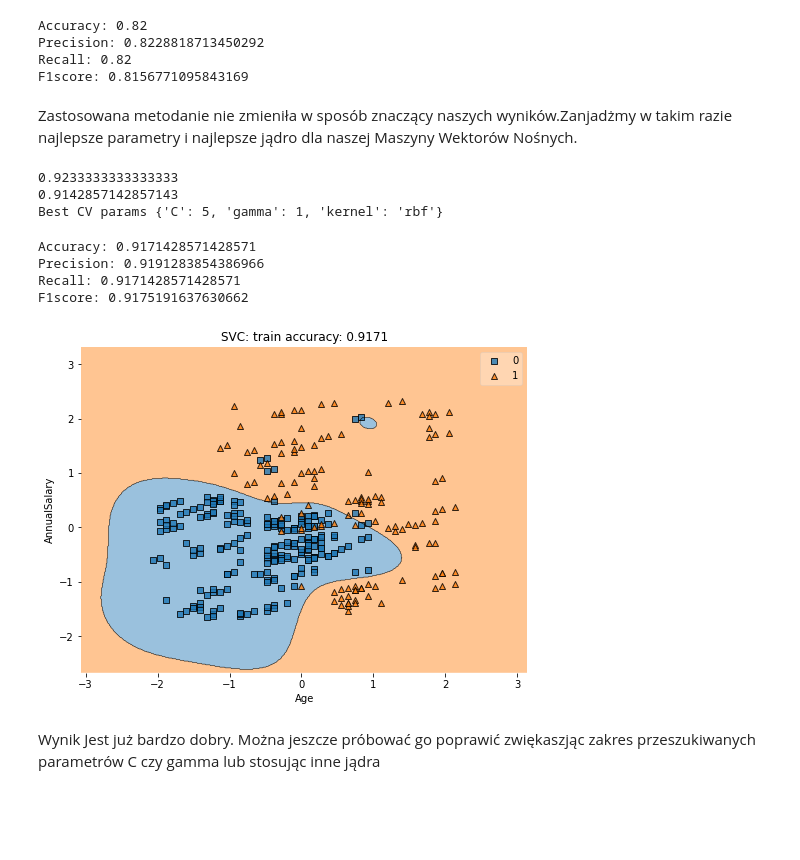
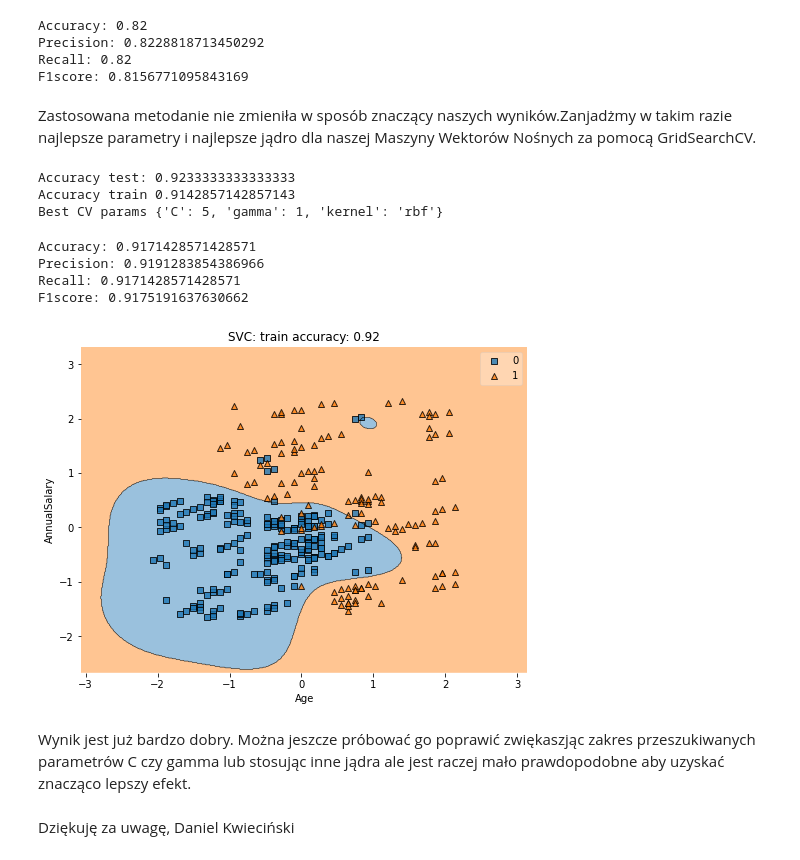
Before and after one commit to danm00nster/ML_PROJECT, a Jupyter notebook: 2ML_Daniel_Kwiecinski.ipynb, the cells around one changed output. Drawn from its saved outputs; the diff is of its cells as text; code cells hidden in the pictures; blank space fills up the shorter version.

Commit message:
Utworzono za pomocą Colaboratory

```diff
--- a/2ML_Daniel_Kwiecinski.ipynb
+++ b/2ML_Daniel_Kwiecinski.ipynb
@@ -311,7 +323,7 @@ Precision: 0.8228818713450292
 Recall: 0.82
 F1score: 0.8156771095843169
 # %% [markdown]
-Zastosowana metodanie nie zmieniła w sposób znaczący naszych wyników.Zanjadżmy w takim razie najlepsze parametry i najlepsze jądro dla naszej Maszyny Wektorów Nośnych.
+Zastosowana metodanie nie zmieniła w sposób znaczący naszych wyników.Zanjadżmy w takim razie najlepsze parametry i najlepsze jądro dla naszej Maszyny Wektorów Nośnych za pomocą GridSearchCV.
 # %%
 from sklearn.model_selection import GridSearchCV
 svm = SVC(kernel='rbf')
@@ -322,15 +334,12 @@ searcher = GridSearchCV(svm, parameters, scoring  = 'f1_macro')
 searcher.fit(X_train, y_train)
 pred = searcher.predict(X_test)
 pred_train = searcher.predict(X_train)
-#Accuracy_test
-print(accuracy_score(y_test, pred))
-#Accuracy_train
-print(accuracy_score(y_train, pred_train))
-# Report the best parameters
+print(f'Accuracy test: {accuracy_score(y_test, pred)}')
+print(f'Accuracy train {accuracy_score(y_train, pred_train)}')
 print("Best CV params", searcher.best_params_)
 # %% [output]
-0.9233333333333333
-0.9142857142857143
+Accuracy test: 0.9233333333333333
+Accuracy train 0.9142857142857143
 Best CV params {'C': 5, 'gamma': 1, 'kernel': 'rbf'}
 # %%
 svm=SVC(C=10,kernel='rbf',gamma=1)
@@ -356,14 +365,17 @@ F1score: 0.9175191637630662
 # %%
 from mlxtend.plotting import plot_decision_regions
 plt.figure(figsize=(8, 6))
 plot_decision_regions(X_train.to_numpy(), y_train.to_numpy(), svm,
                       filler_feature_values={2: 0, 3: 1},
                       filler_feature_ranges={2: 1, 3: 1},)
 plt.xlabel(X_train.columns[0])
 plt.ylabel(X_train.columns[1])
-plt.title(f'SVC: train accuracy: {svm.score(X_train, y_train):.4f}')
+plt.title(f'SVC: train accuracy: {svm.score(X_train, y_train):.2f}')
 plt.show()
 # %% [output]
-[figure, old version]
+[figure, new version]
 # %% [markdown]
-Wynik Jest już bardzo dobry. Można jeszcze próbować go poprawić zwiękaszjąc zakres przeszukiwanych parametrów C czy gamma lub stosując inne jądra
+Wynik jest już bardzo dobry. Można jeszcze próbować go poprawić zwiękaszjąc zakres przeszukiwanych parametrów C czy gamma lub stosując inne jądra ale jest raczej mało prawdopodobne aby uzyskać znacząco lepszy efekt.
+# %% [markdown]
+Dziękuję za uwagę,
+Daniel Kwieciński
```
Also changed, not shown: parts of 8 cells of this notebook.
